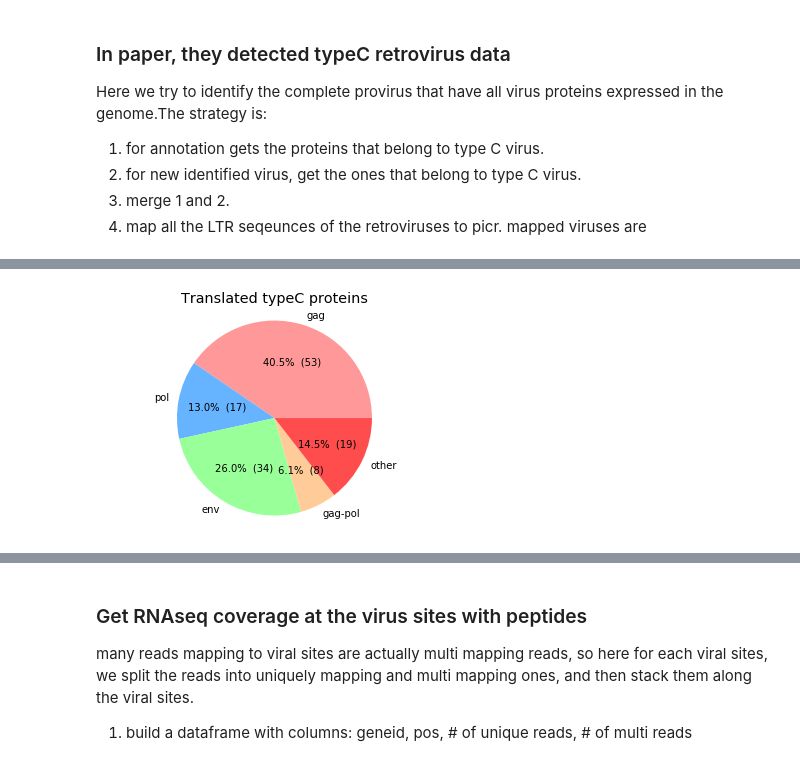
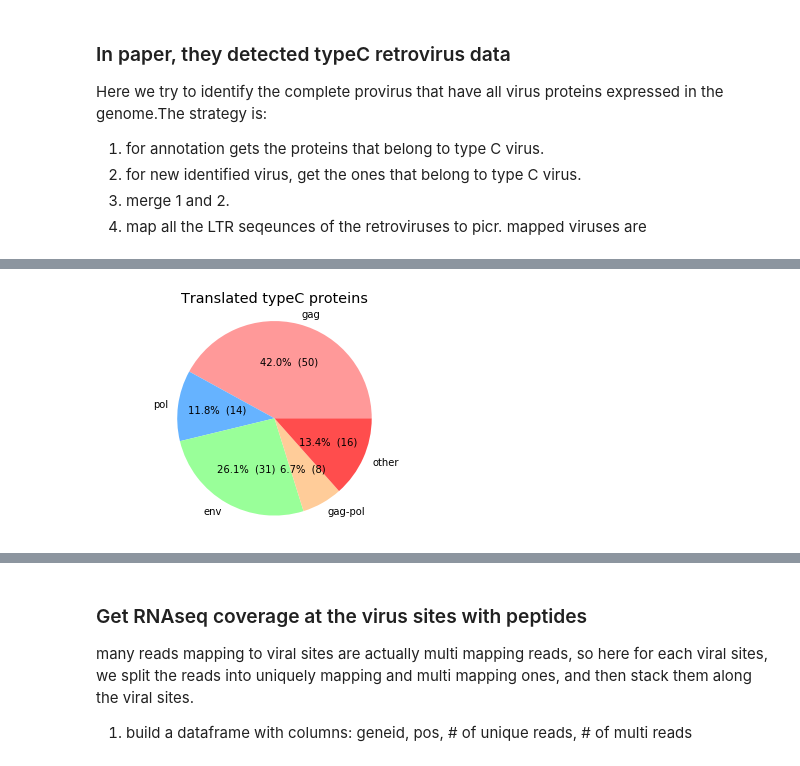
Before and after one commit to LewisLabUCSD/Proteogenomics, a Jupyter notebook: Virus_analysis.ipynb, the cells around one changed output, grey strips where cells are left out. Drawn from its saved outputs; the diff is of its cells as text; code cells hidden in the pictures.

```diff
--- a/Virus_analysis.ipynb
+++ b/Virus_analysis.ipynb
@@ -1973,19 +1978,19 @@ Name: gename, dtype: int64
 # %%
 def make_autopct(values):
     def my_autopct(pct):
         total = sum(values)
         val = int(round(pct*total/100.0))
         return '{p:.1f}%  ({v:d})'.format(p=pct,v=val)
     return my_autopct
 colors = ['#ff9999','#66b3ff','#99ff99','#ffcc99', '#ff4d4d']
 labels = 'gag', 'pol', 'env', 'gag-pol', 'other'
-sizes = np.array([53, 17, 34, 8, 19])
+sizes = np.array([50, 14, 31, 8, 16])
 _ = plt.pie(sizes, labels=labels, autopct=make_autopct(sizes), colors=colors)
 _ = plt.axis('equal')
 _ = plt.title('Translated typeC proteins')
 plt.savefig('/data/shangzhong/trans_typeC.svg')
 # %% [output]
-[figure, old version]
+[figure, new version]
 # %%
 import seaborn as sns
 flatui = ["#9b59b6", "#3498db", "#e74c3c", "#34495e"]
```
Also changed, not shown: parts of 28 cells of this notebook.
